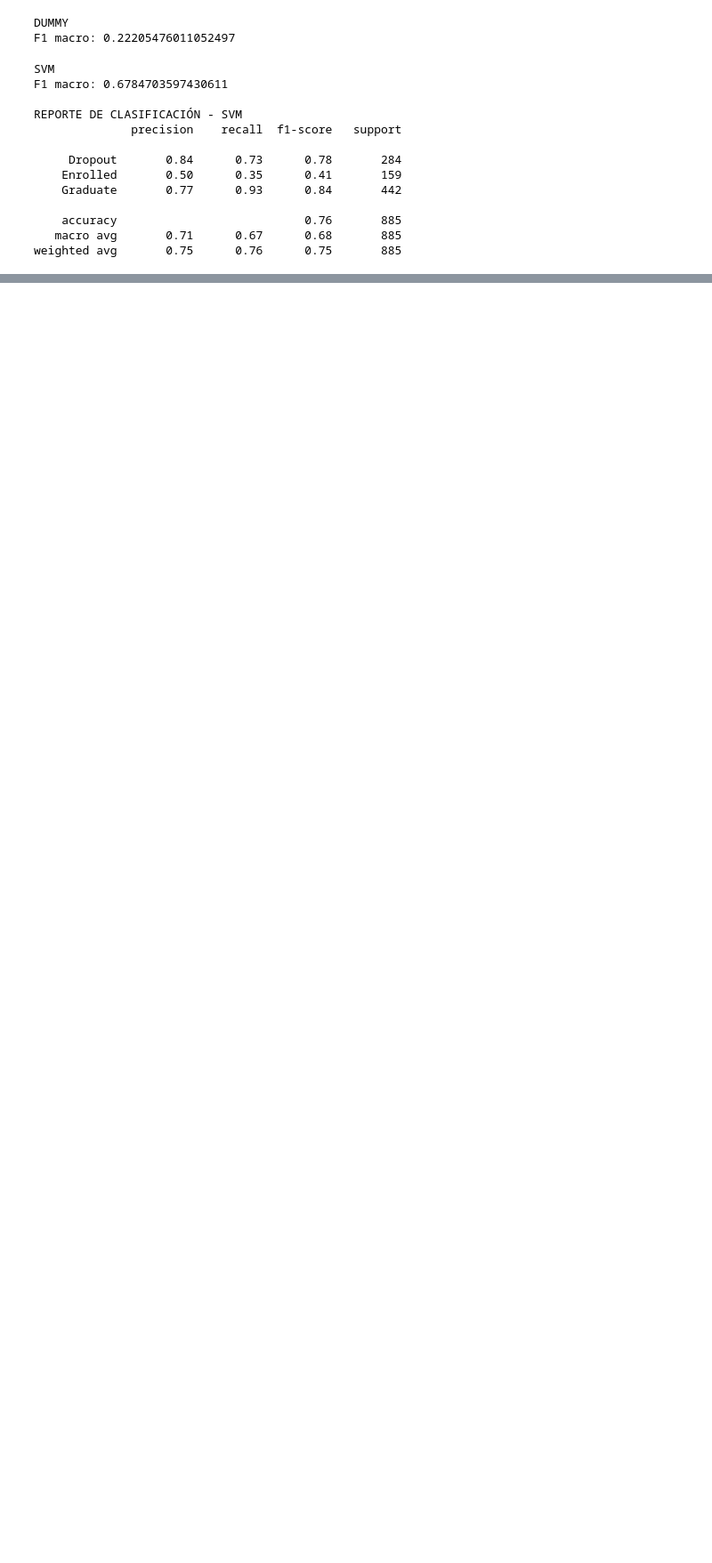
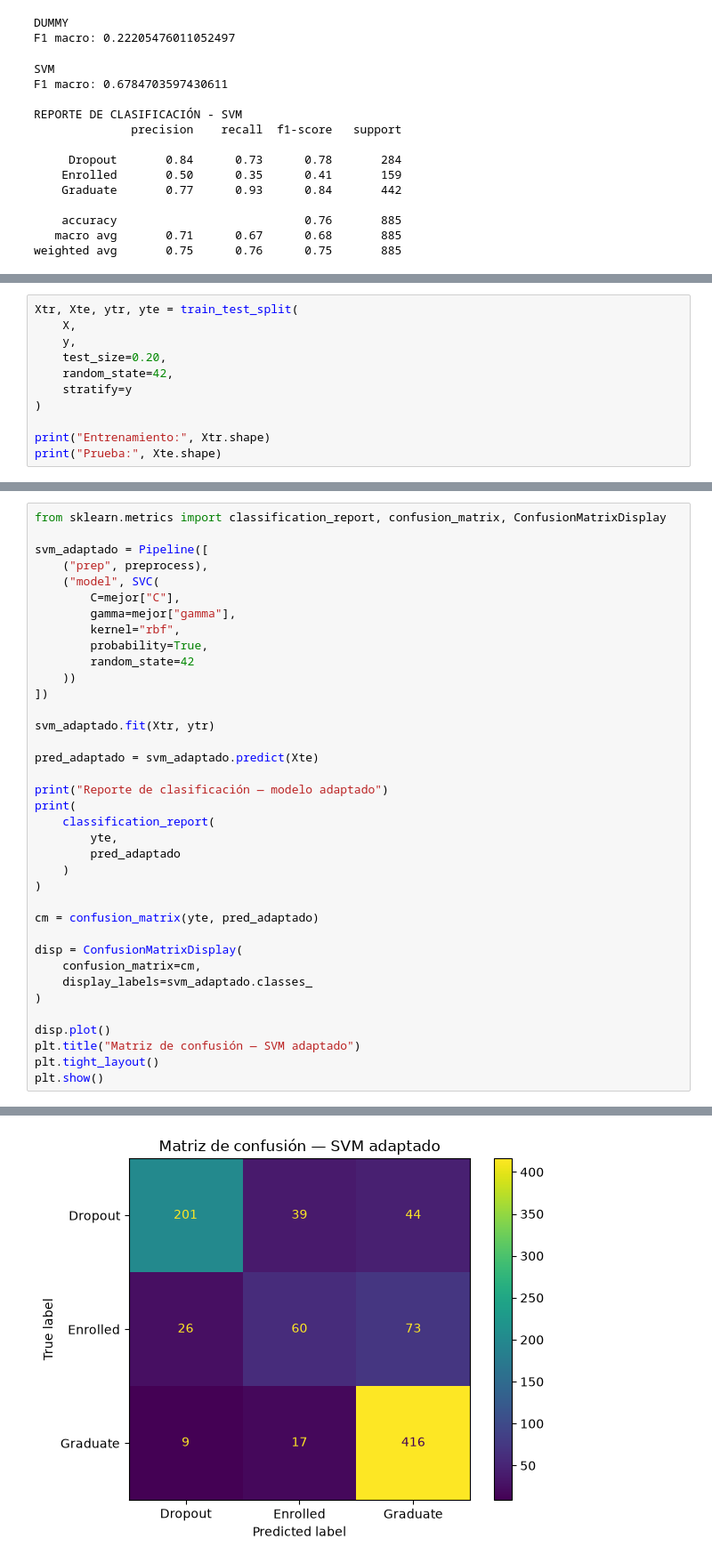
Before and after one commit to RainerAI-byte/CDII, a Jupyter notebook: notebooks/02_dataset_auditoria.ipynb, the cells around one changed output, grey strips where cells are left out. Shown at 89% size. Drawn from its saved outputs; the diff is of its cells as text; blank space fills up the shorter version.

```diff
--- a/notebooks/02_dataset_auditoria.ipynb
+++ b/notebooks/02_dataset_auditoria.ipynb
@@ -219,0 +237,11 @@ weighted avg       0.75      0.76      0.75       885
+# %%
+Xtr, Xte, ytr, yte = train_test_split(
+    X,
+    y,
+    test_size=0.20,
+    random_state=42,
+    stratify=y
+)
+
+print("Entrenamiento:", Xtr.shape)
+print("Prueba:", Xte.shape)
@@ -219,0 +394,38 @@ weighted avg       0.75      0.76      0.75       885
+# %%
+from sklearn.metrics import classification_report, confusion_matrix, ConfusionMatrixDisplay
+
+svm_adaptado = Pipeline([
+    ("prep", preprocess),
+    ("model", SVC(
+        C=mejor["C"],
+        gamma=mejor["gamma"],
+        kernel="rbf",
+        probability=True,
+        random_state=42
+    ))
+])
+
+svm_adaptado.fit(Xtr, ytr)
+
+pred_adaptado = svm_adaptado.predict(Xte)
+
+print("Reporte de clasificación — modelo adaptado")
+print(
+    classification_report(
+        yte,
+        pred_adaptado
+    )
+)
+
+cm = confusion_matrix(yte, pred_adaptado)
+
+disp = ConfusionMatrixDisplay(
+    confusion_matrix=cm,
+    display_labels=svm_adaptado.classes_
+)
+
+disp.plot()
+plt.title("Matriz de confusión — SVM adaptado")
+plt.tight_layout()
+plt.show()
+# %% [output]
@@ -219,0 +442 @@ weighted avg       0.75      0.76      0.75       885
+[figure, added]
```
Also changed, not shown: parts of 9 cells of this notebook, 1 other file.
